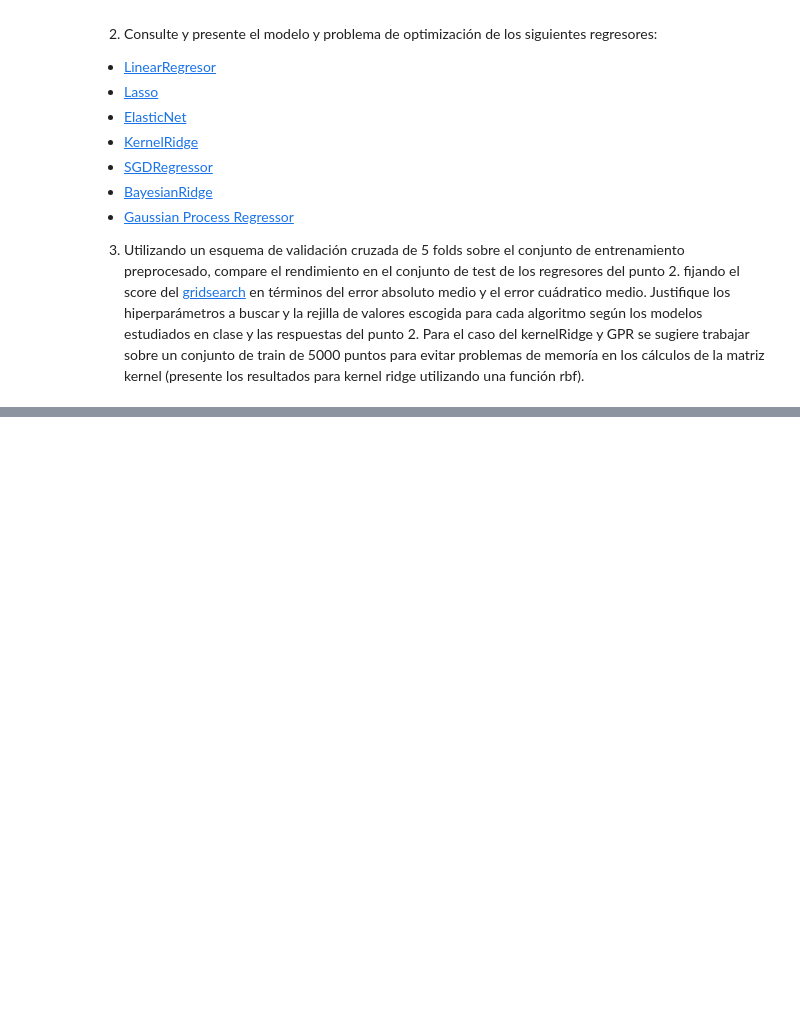
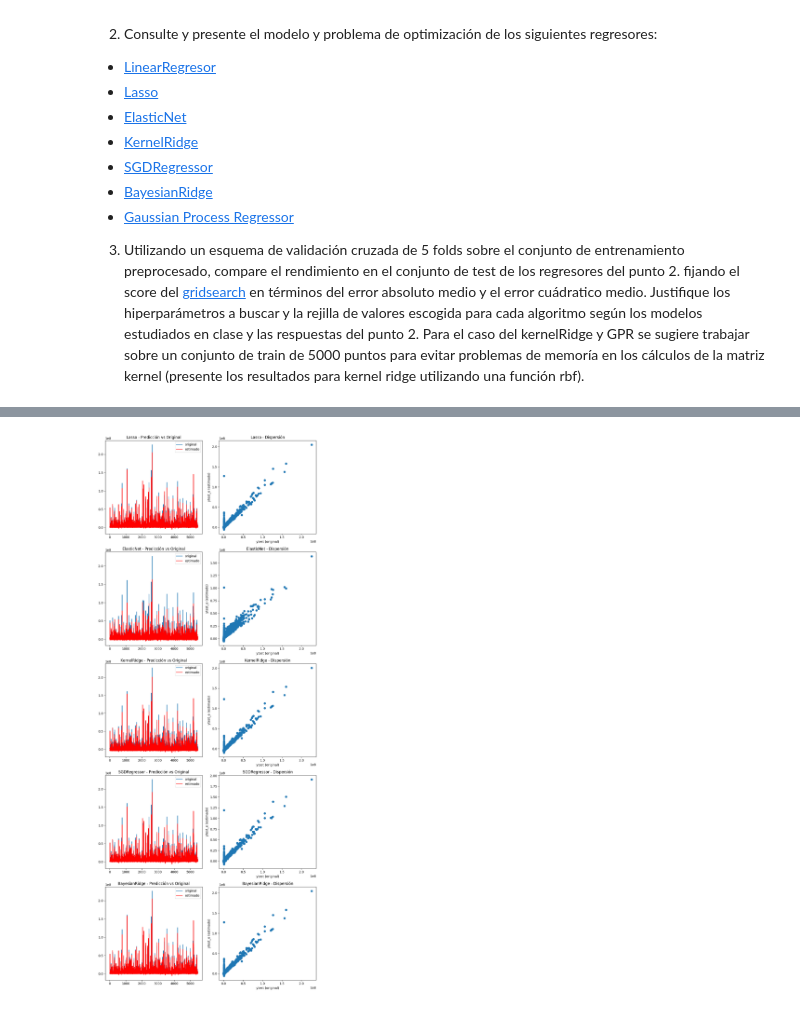
Before and after one commit to dramirezbe/TAM-David-Ram-rez, a Jupyter notebook: Ejercicios-codigo/ValidacionCruzada-pipeline/ValidacionCruzada_Pipeline_Ejercicios.ipynb, the cells around one changed output, grey strips where cells are left out. Cells and saved outputs as stored; diff of their text form; code cells hidden in the pictures; blank space fills up the shorter version.

Commit message:
Pipeline-task-final

```diff
--- a/Ejercicios-codigo/ValidacionCruzada-pipeline/ValidacionCruzada_Pipeline_Ejercicios.ipynb
+++ b/Ejercicios-codigo/ValidacionCruzada-pipeline/ValidacionCruzada_Pipeline_Ejercicios.ipynb
@@ -538,23 +380,0 @@ plt.show()
-# %%
-from sklearn.linear_model import BayesianRidge
-
-steps = [('scaler', StandardScaler()),
-         ('regresion', BayesianRidge())]  # Ajusta los parámetros según sea necesario
-
-metodo_gs = Pipeline(steps=steps)
-
-# Fit del gridsearch sobre las matrices de entrada y vector de salida preprocesados
-metodo_gs.fit(Xtrain_pre, ytrain_num)
-
-ytest_e = metodo_gs.predict(Xtest)
-
-plt.plot(ytest_num,label='original')
-plt.plot(ytest_e,'r',label='estimado')
-
-plt.legend()
-plt.show()
-
-plt.scatter(ytest_num,ytest_e)
-plt.xlabel('ytest')
-plt.ylabel('ytest_e')
-plt.show()
@@ -587,0 +425,21 @@ plt.show()
+# %%
+fig, axes = plt.subplots(len(modelos), 2, figsize=(10, len(modelos) * 5))
+axes = axes.flatten()
+
+for i, (nombre, ytest_e) in enumerate(predicciones.items()):
+    # Gráfico de líneas (predicción vs original)
+    axes[i * 2].plot(ytest_num, label='original')
+    axes[i * 2].plot(ytest_e, 'r', label='estimado')
+    axes[i * 2].set_title(f'{nombre} - Predicción vs Original')
+    axes[i * 2].legend()
+
+    # Gráfico de dispersión
+    axes[i * 2 + 1].scatter(ytest_num, ytest_e)
+    axes[i * 2 + 1].set_xlabel('ytest (original)')
+    axes[i * 2 + 1].set_ylabel('ytest_e (estimado)')
+    axes[i * 2 + 1].set_title(f'{nombre} - Dispersión')
+
+plt.tight_layout()
+plt.show()
+# %% [output]
+[figure, added]
```
Also changed, not shown: parts of 27 cells of this notebook.
